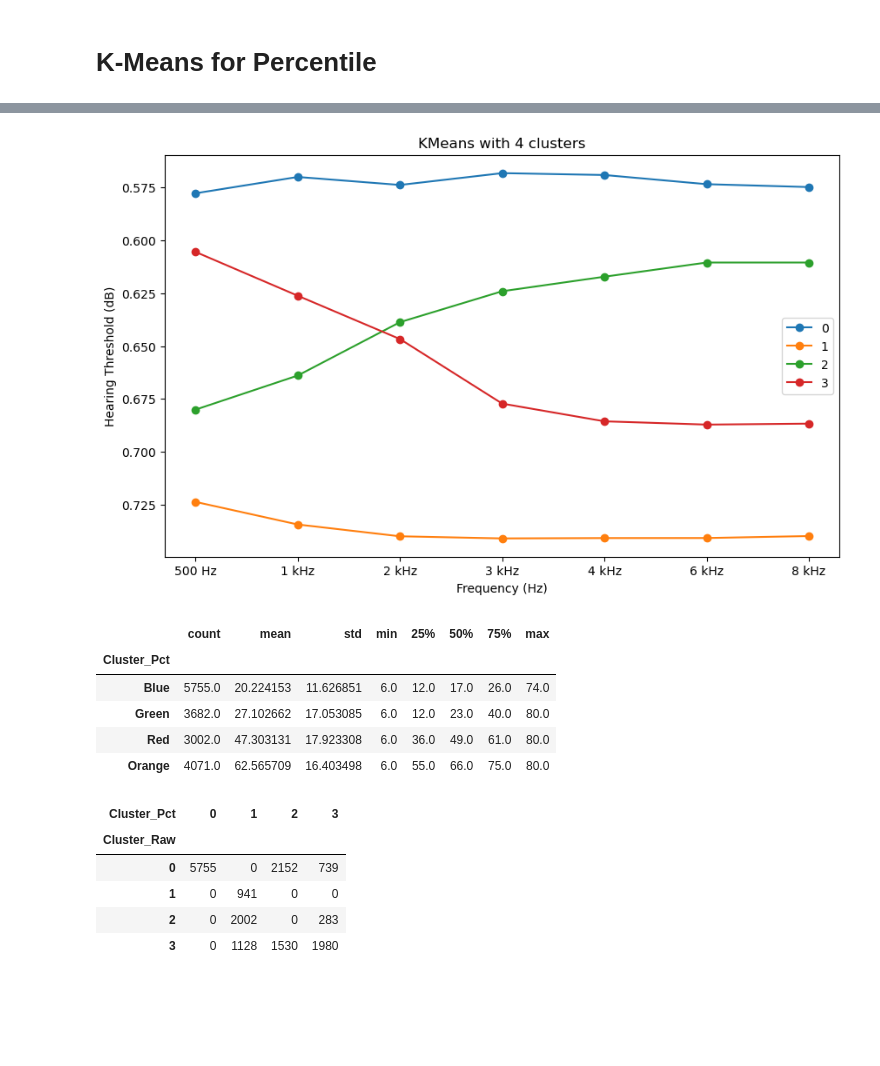
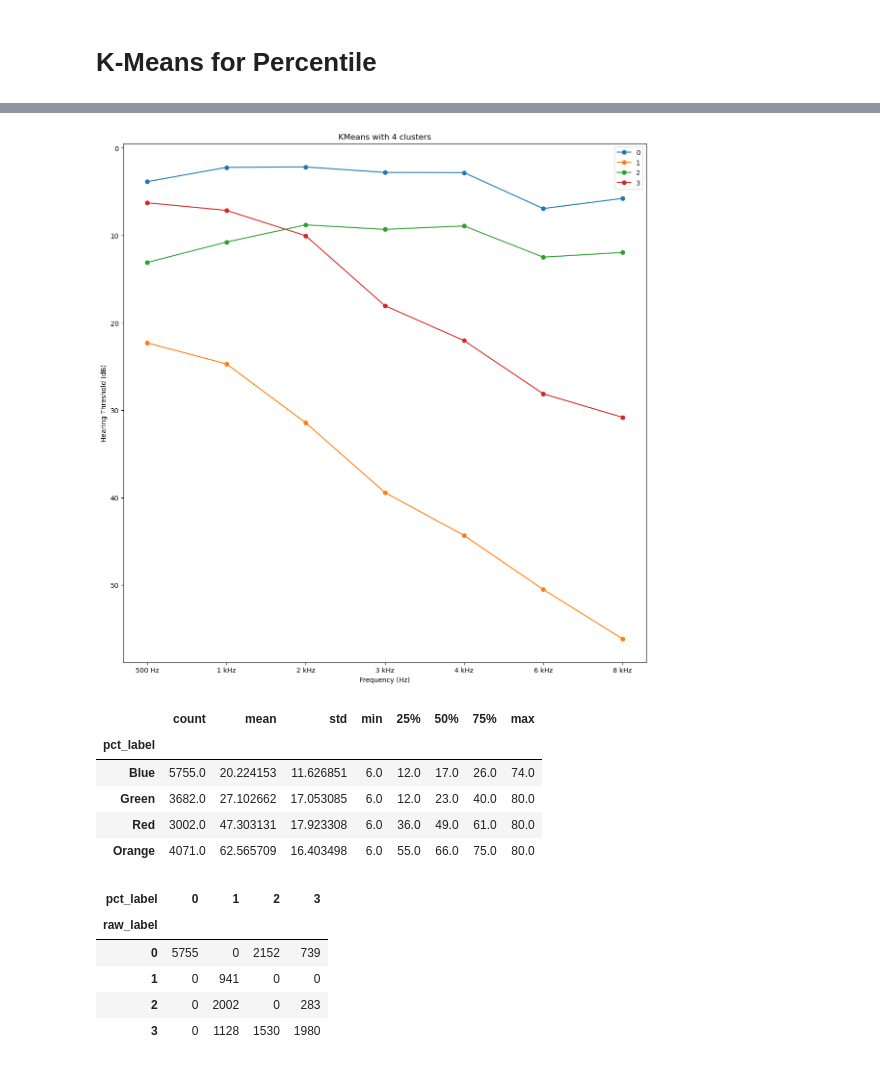
Before and after one commit to BruciiZ/hearing-clustering, a Jupyter notebook: code/K-Means-Long.ipynb, the cells around one changed output, grey strips where cells are left out. Saved outputs shown, nothing was run; the diff lists cells and outputs as text; code cells hidden in the pictures; blank space fills up the shorter version.

```diff
--- a/code/K-Means-Long.ipynb
+++ b/code/K-Means-Long.ipynb
@@ -157,11 +169,11 @@ plt.show()
 # Extract labels for 4 clusters
 
 kmeans = KMeans(n_clusters=4, random_state=42, n_init='auto')
-kmeans.fit(scaled_data)
+kmeans.fit(standard_scaled_data)
 labels = kmeans.labels_
 
 # Plot 4 clusters
-centroids = scaler.inverse_transform(kmeans.cluster_centers_)
+centroids = standard_scaler.inverse_transform(kmeans.cluster_centers_)
 centroids_df = pd.DataFrame(centroids, columns=ear_data.columns)
 plt.figure(figsize=(10, 6))
 plt.plot(centroids_df.T, marker='o')
@@ -173,16 +185,12 @@ plt.legend(range(4))
 plt.show()
 
 # Add the labels to the cleaned ear data
-
-cleaned_ear_data['Cluster_Raw'] = labels
+cleaned_ear_data['raw_label'] = labels
 
 # Left join the age data from the data DataFrame
 
 age_data = data[['RIDAGEYR']]
 merged_data = cleaned_ear_data.merge(age_data, on='SEQN', how='left')
-
-# Generate a table of age distribution by 4 clusters
-summarized_table = merged_data.groupby('Cluster_Raw')['RIDAGEYR'].describe()
 # %% [output]
 [figure]
 # %%
@@ -198,7 +208,7 @@ summarized_table.rename(index={0: 'Blue', 1: 'Orange', 2: 'Green', 3: 'Red'}).so
 # K-Means for Percentile
 # %%
 # Replace original values with percentiles
-ranked_ear_data = cleaned_ear_data.rank(method='average', pct=True).drop(columns='Cluster_Raw')
+ranked_ear_data = cleaned_ear_data.rank(method='average', pct=True).drop('raw_label', axis=1)
 ranked_ear_data
 # %% [output]
 |  | 500 Hz | 1 kHz | 2 kHz | 3 kHz | 4 kHz | 6 kHz | 8 kHz |
@@ -246,7 +236,6 @@ for i in range(2, 6):
     kmeans.fit(ranked_ear_data)
 
     # Extract the centroids
-    # centroids = scaler.inverse_transform(kmeans.cluster_centers_)
     centroids = kmeans.cluster_centers_
     centroids_df = pd.DataFrame(centroids, columns=ear_data.columns)
 
@@ -260,7 +249,9 @@ for i in range(2, 6):
     ax[row, col].invert_yaxis()
 
     # Annotate the Silhouette Score
-    ax[row, col].annotate(f'Silhouette Score: {silhouette_score(scaled_data, kmeans.labels_):.2f}',
+    # ax[row, col].annotate(f"Silhouette Score: {silhouette_score(ranked_ear_data, kmeans.labels_):.2f}",
+    #                       xy=(0.5, 0.20), xycoords='axes fraction', ha='center', fontsize=12)
+    ax[row, col].annotate(f"Silhouette Score: {silhouette_score(cleaned_ear_data.drop('raw_label', axis=1), kmeans.labels_):.2f}",
                           xy=(0.5, 0.20), xycoords='axes fraction', ha='center', fontsize=12)
 
 plt.tight_layout()
@@ -270,50 +298,46 @@ plt.show()
 # %%
-# Extract labels for 4 clusters
-
+# Fit KMeans with 4 clusters
 kmeans = KMeans(n_clusters=4, random_state=42, n_init='auto')
 kmeans.fit(ranked_ear_data)
-labels = kmeans.labels_
 
-# Plot 4 clusters
-centroids = scaler.inverse_transform(kmeans.cluster_centers_)
-centroids_df = pd.DataFrame(centroids, columns=ear_data.columns)
-plt.figure(figsize=(10, 6))
+# Assign labels back to the original dataset
+cleaned_ear_data['pct_label'] = kmeans.labels_
+
+# Compute the centroids by taking the mean of each cluster's members in the cleaned_ear_data
+centroids_df = cleaned_ear_data.groupby('pct_label').mean().drop(columns='raw_label')
+
+# Plot the line plot for each centroid
+plt.figure(figsize=(14, 14))
 plt.plot(centroids_df.T, marker='o')
 plt.title('KMeans with 4 clusters')
 plt.xlabel('Frequency (Hz)')
 plt.ylabel('Hearing Threshold (dB)')
 plt.gca().invert_yaxis()
 plt.legend(range(4))
 plt.show()
 
-# Add the labels to the cleaned ear data
-
-cleaned_ear_data['Cluster_Pct'] = labels
 
 # Left join the age data from the data DataFrame
-
-age_data = data[['RIDAGEYR']]
 merged_data = cleaned_ear_data.merge(age_data, on='SEQN', how='left')
-
-# Generate a table of age distribution by 4 clusters
-summarized_table = merged_data.groupby('Cluster_Pct')['RIDAGEYR'].describe()
 # %% [output]
-[figure, old version]
+[figure, new version]
 # %%
+# Create a summarized table of age distribution by 4 clusters
+summarized_table = merged_data.groupby('pct_label')['RIDAGEYR'].describe()
 summarized_table.rename(index={0: 'Blue', 1: 'Orange', 2: 'Green', 3: 'Red'}).sort_values(by='mean', ascending=True)
 # %% [output]
 |  | count | mean | std | min | 25% | 50% | 75% | max |
-| Cluster_Pct |  |  |  |  |  |  |  |  |
+| pct_label |  |  |  |  |  |  |  |  |
 | Blue | 5755.0 | 20.224153 | 11.626851 | 6.0 | 12.0 | 17.0 | 26.0 | 74.0 |
 | Green | 3682.0 | 27.102662 | 17.053085 | 6.0 | 12.0 | 23.0 | 40.0 | 80.0 |
 | Red | 3002.0 | 47.303131 | 17.923308 | 6.0 | 36.0 | 49.0 | 61.0 | 80.0 |
 | Orange | 4071.0 | 62.565709 | 16.403498 | 6.0 | 55.0 | 66.0 | 75.0 | 80.0 |
 # %%
-crosstab = pd.crosstab(cleaned_ear_data['Cluster_Raw'], cleaned_ear_data['Cluster_Pct'])
+crosstab = pd.crosstab(cleaned_ear_data['raw_label'], cleaned_ear_data['pct_label'])
 crosstab
 # %% [output]
-| Cluster_Pct | 0 | 1 | 2 | 3 |
-| Cluster_Raw |  |  |  |  |
+| pct_label | 0 | 1 | 2 | 3 |
+| raw_label |  |  |  |  |
 | 0 | 5755 | 0 | 2152 | 739 |
 | 1 | 0 | 941 | 0 | 0 |
 | 2 | 0 | 2002 | 0 | 283 |
```
Also changed, not shown: parts of 9 cells of this notebook, 2 other files.
